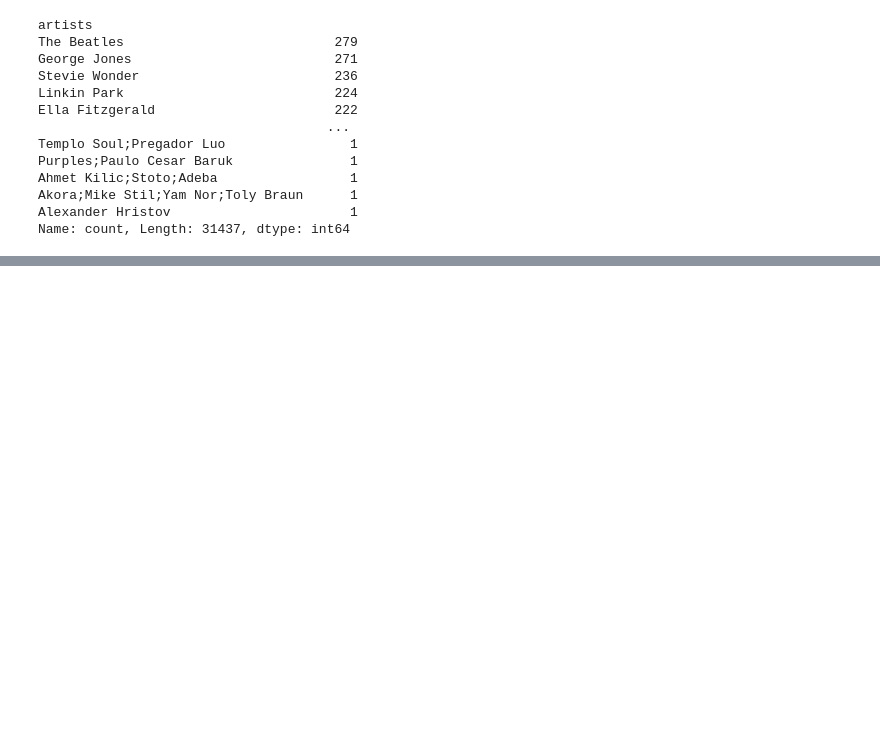
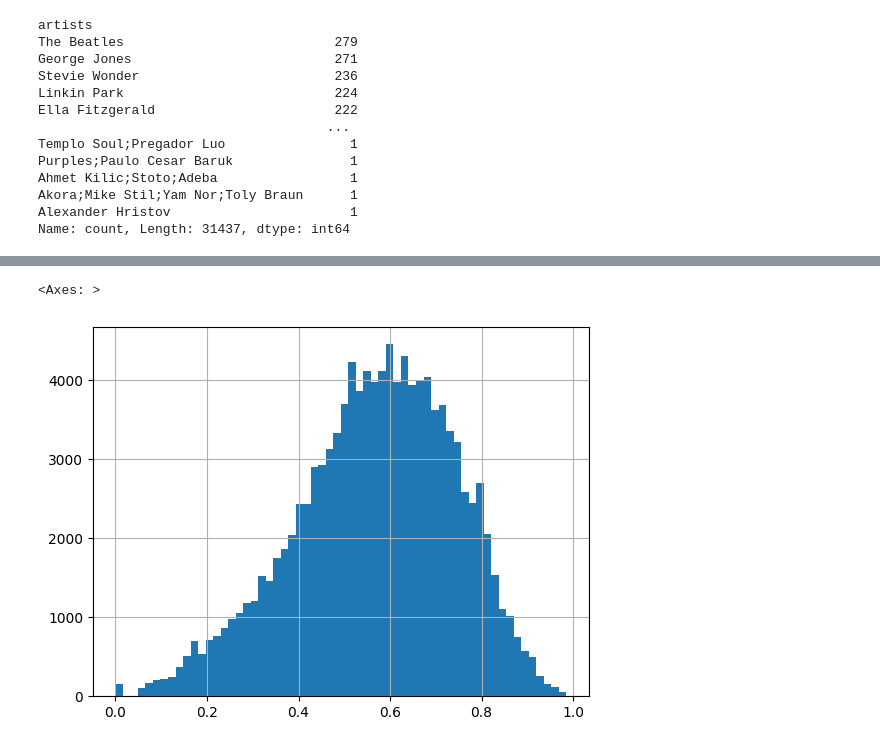
Before and after one commit to rhyman7/spotify_eda_ryan_hyman, a Jupyter notebook: spotify.ipynb, the cells around one changed output, grey strips where cells are left out. Saved outputs shown, nothing was run; the diff lists cells and outputs as text; code cells hidden in the pictures; blank space fills up the shorter version.

```diff
--- a/spotify.ipynb
+++ b/spotify.ipynb
@@ -170,0 +185,7 @@ Name: count, Length: 31437, dtype: int64
+# %%
+#plot danceability to visualize distribution and potential outliers
+#shows that it is negatively skewed-tail on the left side
+df['danceability'].hist(bins=60)
+# %% [output]
+<Axes: >
+[figure, added]
```
Also changed, not shown: parts of 3 cells of this notebook.
